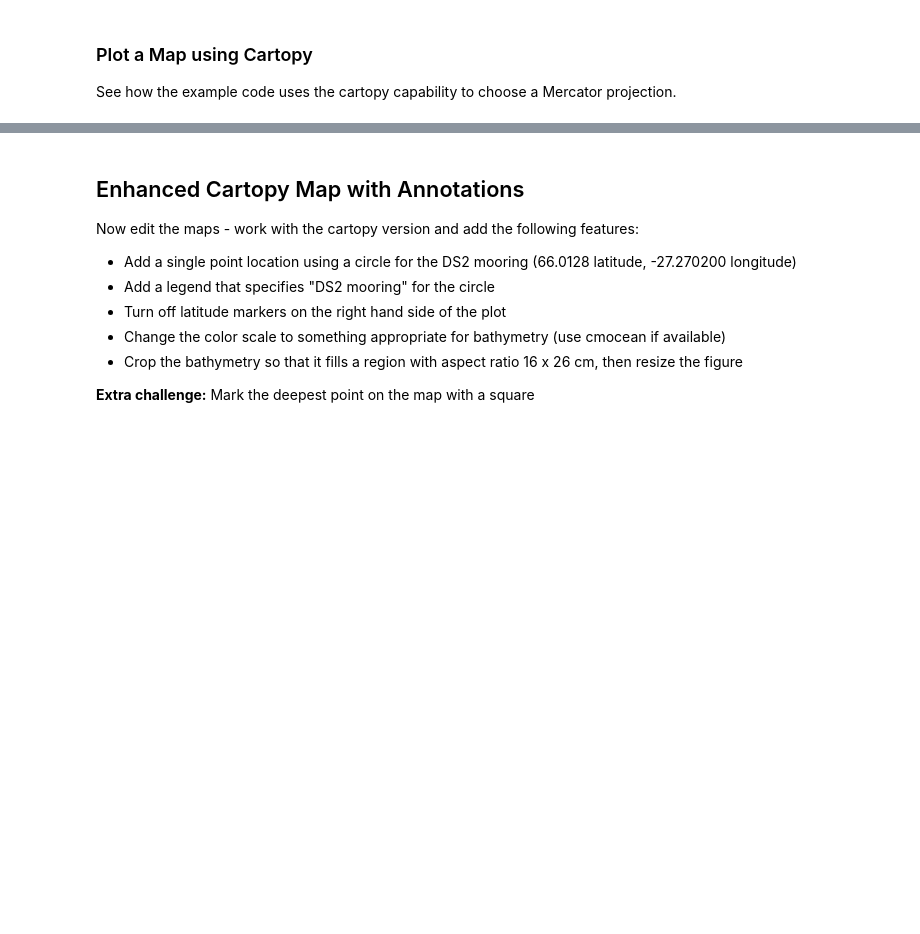
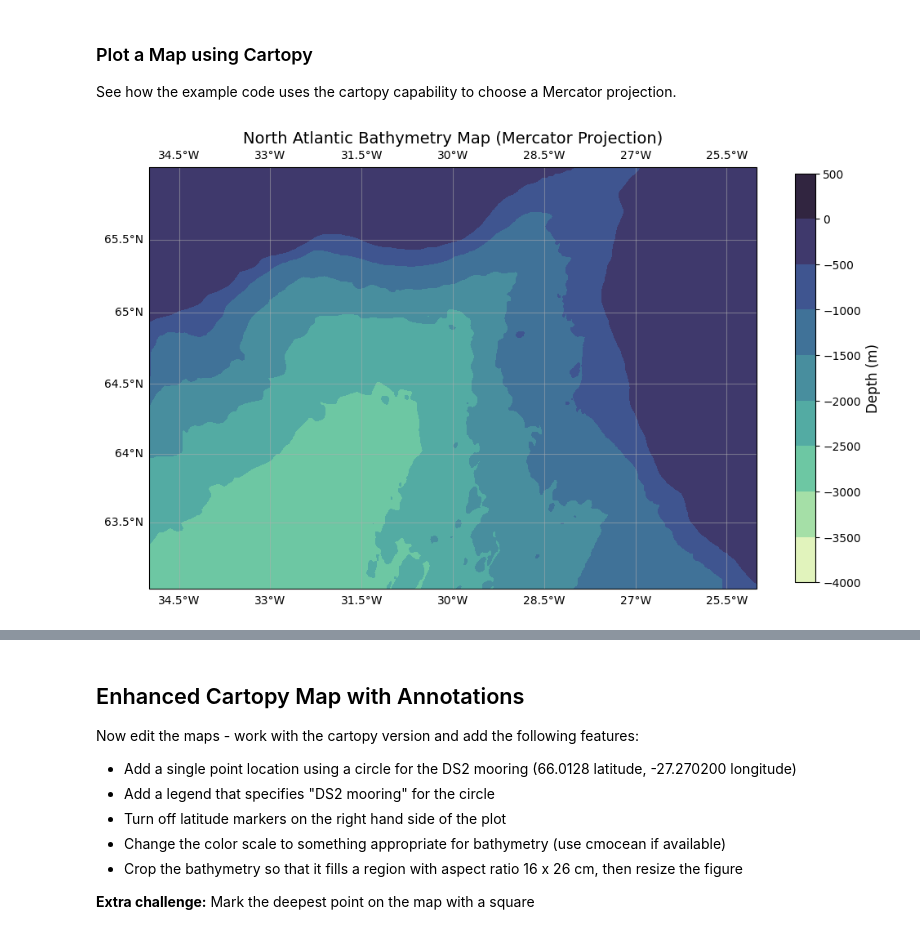
Before and after one commit to ifmeo-courses/messfern-2-bathy-Anja375, a Jupyter notebook: src/assignment.ipynb, the cells around one changed output, grey strips where cells are left out. Drawn from its saved outputs; the diff is of its cells as text; code cells hidden in the pictures; blank space fills up the shorter version.

```diff
--- a/src/assignment.ipynb
+++ b/src/assignment.ipynb
@@ -217,41 +241,46 @@ See how the example code uses the cartopy capability to choose a Mercator projec
 # %%
 # Define geographic extent
 min_lon, max_lon = lons.min(), lons.max()
 min_lat, max_lat = lats.min(), lats.max()
 
 # Set up with a Mercator projection
 fig, ax = plt.subplots(figsize=(12, 10), subplot_kw={'projection': ccrs.Mercator()})
 
 # Add coastlines and gridlines
 ax.coastlines(resolution='50m', color='black', linewidth=0.8)
 gl = ax.gridlines(draw_labels=True, alpha=0.5)
 gl.top_labels = True
-gl.right_labels = True
+gl.right_labels = False # 3. Turn off latitude labels on the right side (edit the code above)
 
 # Set the extent
 ax.set_extent([min_lon, max_lon, min_lat, max_lat], crs=ccrs.PlateCarree())
 
-
-
 # YOUR CODE HERE
 # Create an enhanced cartopy map with the following features:
 # 1. Pick depth levels with an interval of 500m (depth_levels)
+depth_levels = np.arange(-4000, 1000, 500)
+
 # 2. Use better colormap (cmap=cmocean.cm.deep if available, otherwise `Blues` or `Blues_r`)
-# 3. Turn off latitude labels on the right side (edit the code above)
-# 4. Label the colorbar with Depth (m)
-# 5. Add a title to specify that this used "Mercator Projection"
-raise NotImplementedError()
+cmap=cmocean.cm.deep
 
 contour = ax.contourf(lons, lats, bathymetry, levels=depth_levels,
                      cmap=cmap, transform=ccrs.PlateCarree())
 # Add colorbar
 cbar = plt.colorbar(contour, ax=ax, orientation='vertical',
-                   pad=0.05, aspect=20, shrink=0.5)
+                   pad=0.05, aspect=20, shrink=0.65)
+
+# 4. Label the colorbar with Depth (m)
+cbar.set_label('Depth (m)', fontsize=12)
+
+# 5. Add a title to specify that this used "Mercator Projection"
+plt.title('North Atlantic Bathymetry Map (Mercator Projection)', fontsize=14)
 
 # Save the figure
 # IMPORTANT: Change 'YourName' to your actual last name
-plt.savefig(figdir + 'ex2fig2-YourName-Messfern.png', dpi=150, bbox_inches='tight')
+plt.savefig(figdir + 'ex2fig2-Geiger-Messfern.png', dpi=150, bbox_inches='tight')
 plt.show()
+# %% [output]
+[figure, added]
 # %%
 # Test that Figure 2 was created correctly
 fig2_files = glob.glob(figdir + 'ex2fig2-*-Messfern.png')
```
Also changed, not shown: parts of 15 cells of this notebook, 3 other files.
